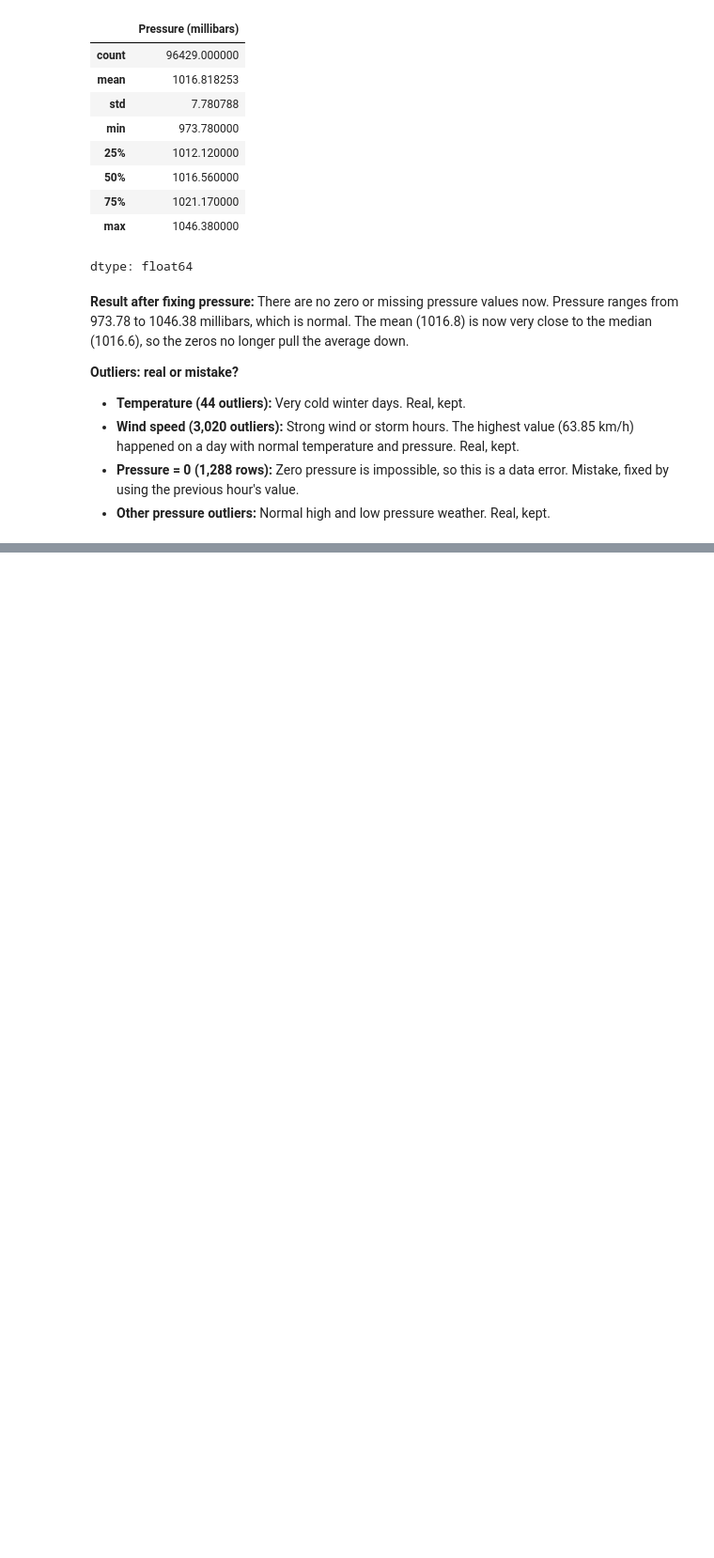
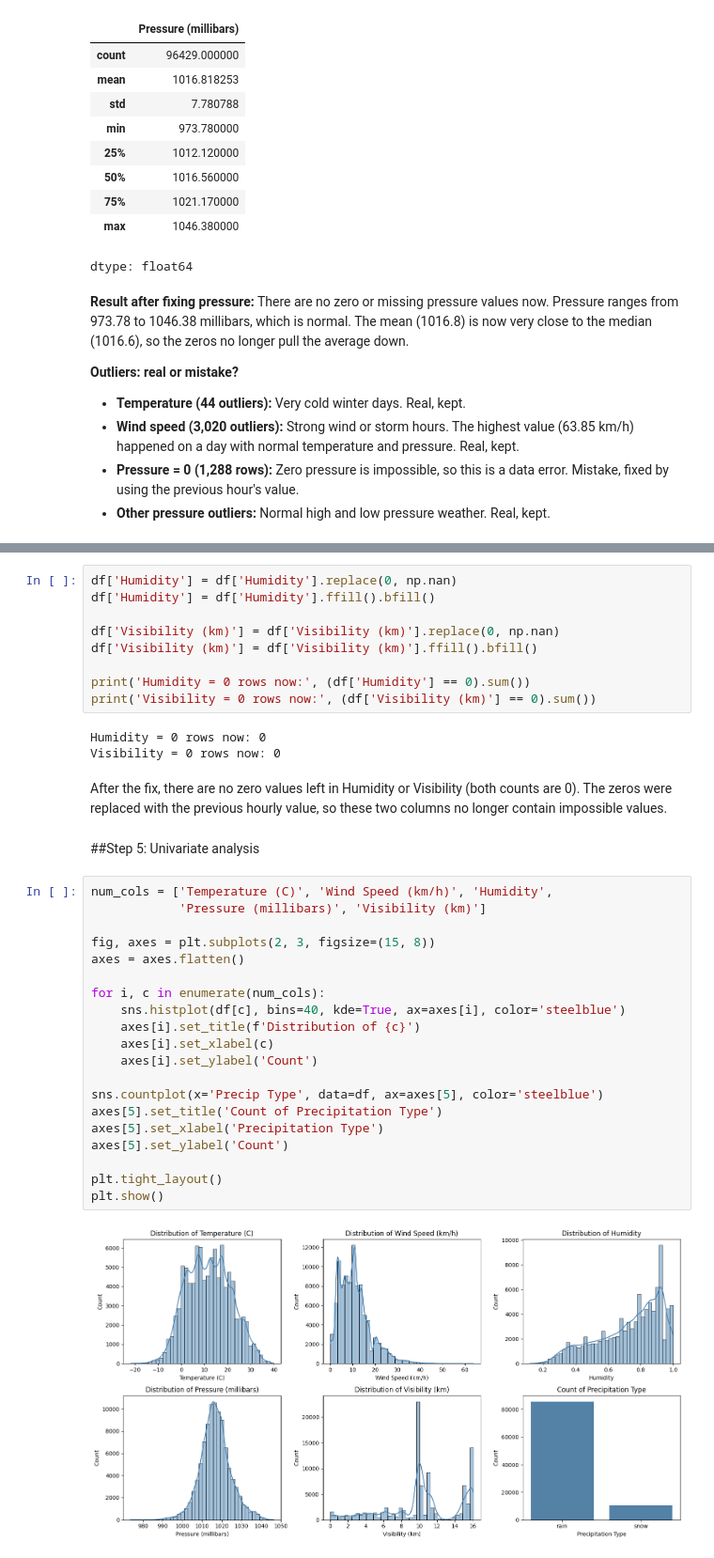
Before and after one commit to syeda-bisma05/weather-data-analysis, a Jupyter notebook: weather_analysis.ipynb, the cells around one changed output, grey strips where cells are left out. Shown at 94% size. Saved outputs shown, nothing was run; the diff lists cells and outputs as text; blank space fills up the shorter version.

Commit message:
Add univariate analysis

```diff
--- a/weather_analysis.ipynb
+++ b/weather_analysis.ipynb
@@ -340,0 +374,38 @@ dtype: float64
+# %%
+df['Humidity'] = df['Humidity'].replace(0, np.nan)
+df['Humidity'] = df['Humidity'].ffill().bfill()
+
+df['Visibility (km)'] = df['Visibility (km)'].replace(0, np.nan)
+df['Visibility (km)'] = df['Visibility (km)'].ffill().bfill()
+
+print('Humidity = 0 rows now:', (df['Humidity'] == 0).sum())
+print('Visibility = 0 rows now:', (df['Visibility (km)'] == 0).sum())
+# %% [output]
+Humidity = 0 rows now: 0
+Visibility = 0 rows now: 0
+# %% [markdown]
+After the fix, there are no zero values left in Humidity or Visibility (both counts are 0). The zeros were replaced with the previous hourly value, so these two columns no longer contain impossible values.
+# %% [markdown]
+##Step 5: Univariate analysis
+# %%
+num_cols = ['Temperature (C)', 'Wind Speed (km/h)', 'Humidity',
+            'Pressure (millibars)', 'Visibility (km)']
+
+fig, axes = plt.subplots(2, 3, figsize=(15, 8))
+axes = axes.flatten()
+
+for i, c in enumerate(num_cols):
+    sns.histplot(df[c], bins=40, kde=True, ax=axes[i], color='steelblue')
+    axes[i].set_title(f'Distribution of {c}')
+    axes[i].set_xlabel(c)
+    axes[i].set_ylabel('Count')
+
+sns.countplot(x='Precip Type', data=df, ax=axes[5], color='steelblue')
+axes[5].set_title('Count of Precipitation Type')
+axes[5].set_xlabel('Precipitation Type')
+axes[5].set_ylabel('Count')
+
+plt.tight_layout()
+plt.show()
+# %% [output]
+[figure, added]
```
Also changed, not shown: parts of 11 cells of this notebook.
